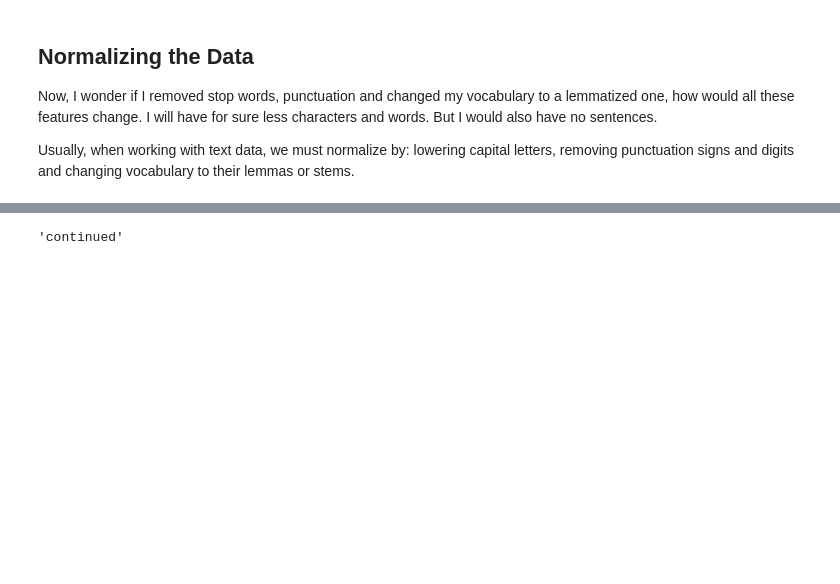
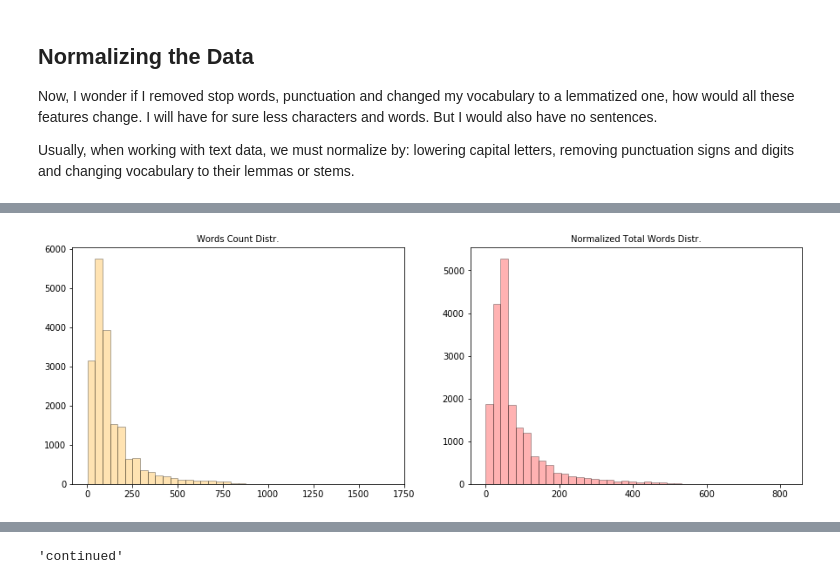
Before and after one commit to sedv8808/Simple_Word_Counting, a Jupyter notebook: Simple_Word_Counting.ipynb, the cells around one changed output, grey strips where cells are left out. Saved outputs shown, nothing was run; the diff lists cells and outputs as text; code cells hidden in the pictures; blank space fills up the shorter version.

```diff
--- a/Simple_Word_Counting.ipynb
+++ b/Simple_Word_Counting.ipynb
@@ -241,7 +241,0 @@ corpora = [corpus.lower() for corpus in corpora]
-# %%
-# Remove digits from corpora.
-corpora = [re.sub(r'\d+', '', corpus) for corpus in corpora]
-
-# Set English and identified/additional stopwords in order to remove them.
-stopwords = set(nltk.corpus.stopwords.words('english') + ['reuter', '\x03', '``','’', '`','br','"',"”", "''", "'s", "\\n"])
-corpora = [[word for word in corpus.split() if word not in stopwords] for corpus in corpora]
@@ -260,0 +242,12 @@ corpora[0][:10]
+# %%
+# Remove stopwords, punctuation, digits.
+df_corpora['Norm_Body'] = df_corpora['Body'].str.lower()\
+                                             .replace('"', '', regex = True)\
+                                             .str.replace('[^\w\s]','')\
+                                             .replace("\[[0-9]*\]","", regex = True)\
+                                             .str.replace('\d+', '')#\
+                                            # .apply(lambda x: [item for item in x if item not in stop_words])
+# %%
+# Removing stopwords
+stop_words = list(set(stopwords.words('english')))
+df_corpora['Norm_Body'] = df_corpora['Norm_Body'].apply(lambda x: ' '.join([word for word in x.split() if word not in (stop_words)]))
@@ -260,0 +261,4 @@ corpora[0][:10]
+# %%
+df_corpora['NB_Sentences'] = df_corpora['Norm_Body'].str.count('\. ')
+df_corpora['NB_Total_Words'] = [len(x.split()) for x in df_corpora['Norm_Body'].tolist()]
+df_corpora['NB_Total_Char'] = [len(x) for x in df_corpora['Norm_Body'].tolist()]
@@ -260,0 +275,14 @@ corpora[0][:10]
+# %%
+# Plots comparing word count
+
+fig, axs = plt.subplots(1, 2, tight_layout = False, figsize = (15,5))
+
+axs[0].hist(df_corpora['Total_Words'], color = 'orange', edgecolor = 'black', alpha = 0.3, bins = int(40))
+axs[0].set_title('Words Count Distr.',fontsize='medium')
+axs[1].hist(df_corpora['NB_Total_Words'], color = 'red', edgecolor = 'black', alpha = 0.3, bins = int(40))
+axs[1].set_title('Normalized Total Words Distr.',fontsize='medium')
+
+
+plt.show()
+# %% [output]
+[figure, added]
```
Also changed, not shown: parts of 10 cells of this notebook.
